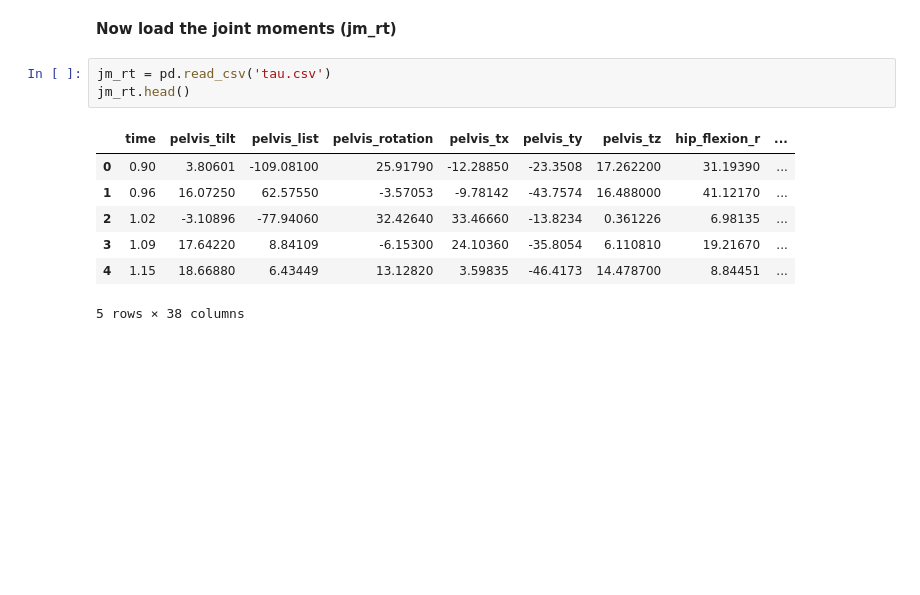
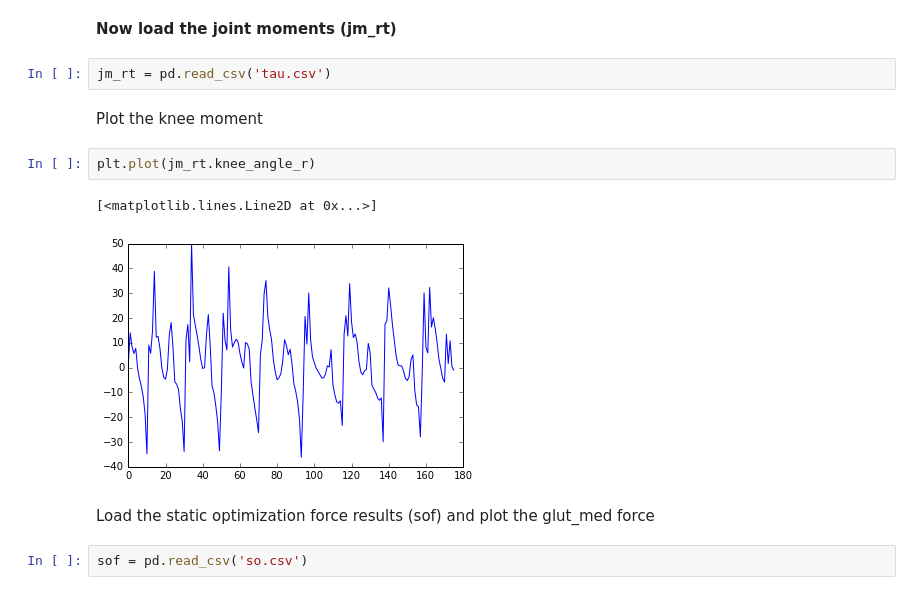
Before and after one commit to GeorgiosGiarmatzis/Compare_rt, a Jupyter notebook: Code.ipynb, the cells around one changed output. Saved outputs shown, nothing was run; the diff lists cells and outputs as text; blank space fills up the shorter version.

```diff
--- a/Code.ipynb
+++ b/Code.ipynb
@@ -50,12 +32,14 @@ plt.plot(data_degrees)
 **Now load the joint moments (jm_rt)**
 # %%
 jm_rt = pd.read_csv('tau.csv')
-jm_rt.head()
-# %% [output]
-|  | time | pelvis_tilt | pelvis_list | pelvis_rotation | pelvis_tx | pelvis_ty | pelvis_tz | hip_flexion_r | ... |
-| 0 | 0.90 | 3.80601 | -109.08100 | 25.91790 | -12.28850 | -23.3508 | 17.262200 | 31.19390 | ... |
-| 1 | 0.96 | 16.07250 | 62.57550 | -3.57053 | -9.78142 | -43.7574 | 16.488000 | 41.12170 | ... |
-| 2 | 1.02 | -3.10896 | -77.94060 | 32.42640 | 33.46660 | -13.8234 | 0.361226 | 6.98135 | ... |
-| 3 | 1.09 | 17.64220 | 8.84109 | -6.15300 | 24.10360 | -35.8054 | 6.110810 | 19.21670 | ... |
-| 4 | 1.15 | 18.66880 | 6.43449 | 13.12820 | 3.59835 | -46.4173 | 14.478700 | 8.84451 | ... |
-5 rows × 38 columns
+# %% [markdown]
+Plot the knee moment
+# %%
+plt.plot(jm_rt.knee_angle_r)
+# %% [output]
+[<matplotlib.lines.Line2D at 0x...>]
+[figure, added]
+# %% [markdown]
+Load the static optimization force results (sof) and plot the glut_med force
+# %%
+sof = pd.read_csv('so.csv')
```
Also changed, not shown: parts of 11 cells of this notebook.
